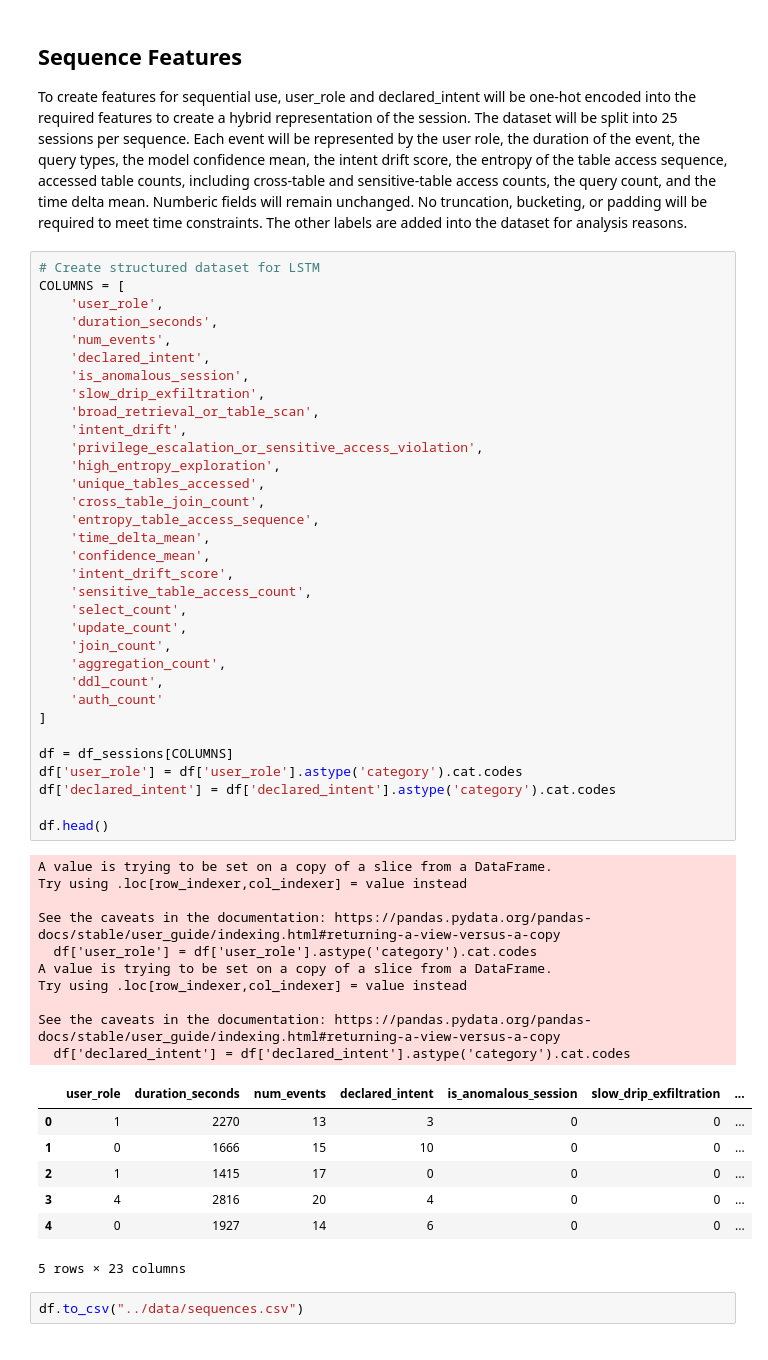
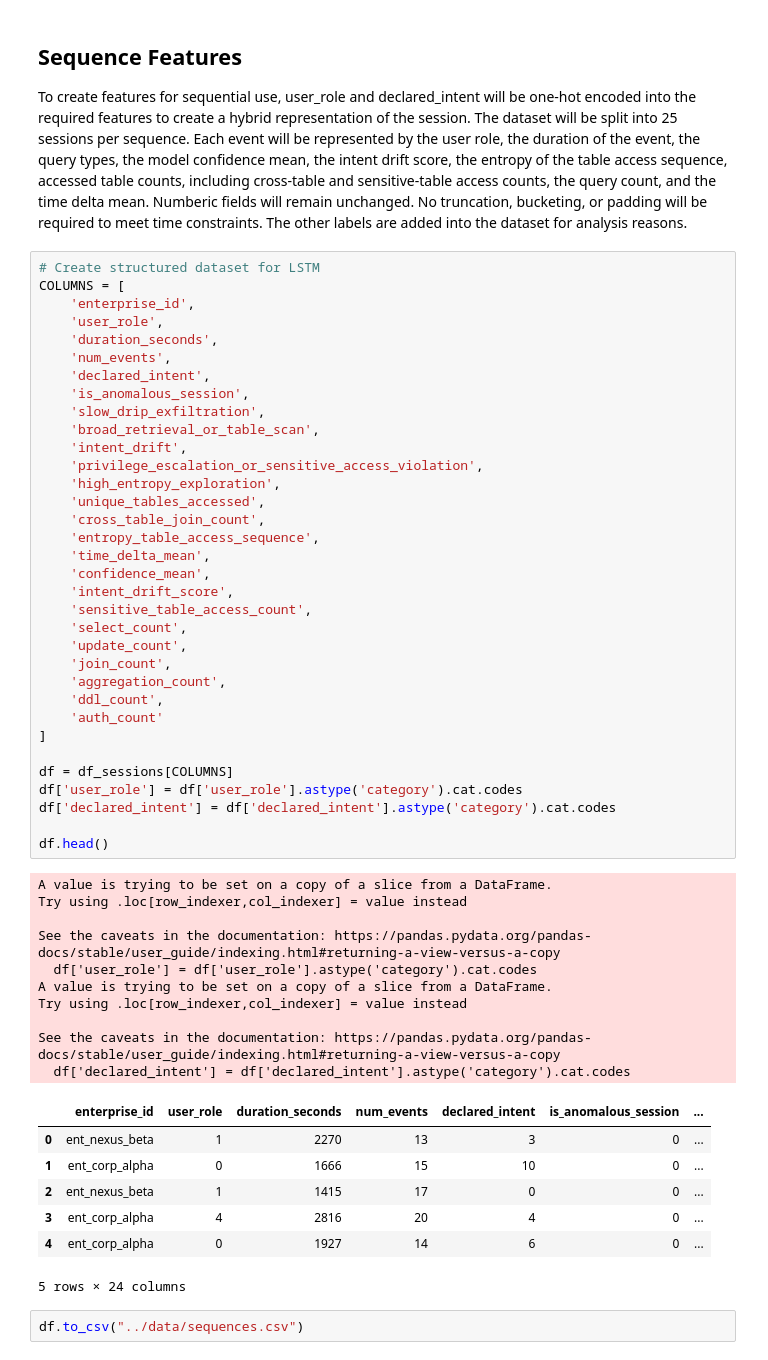
Before and after one commit to RealGoldenGeneral/SmartVerify-Take-Home-Assignment, a Jupyter notebook: notebooks/EDA.ipynb, the cells around one changed output. Saved outputs shown, nothing was run; the diff lists cells and outputs as text.

Commit message:
Added enterprise_id into sequences

```diff
--- a/notebooks/EDA.ipynb
+++ b/notebooks/EDA.ipynb
@@ -521,6 +521,7 @@ To create features for sequential use, user_role and declared_intent will be one
 # %%
 # Create structured dataset for LSTM
 COLUMNS = [
+    'enterprise_id',
     'user_role',
     'duration_seconds',
     'num_events',
@@ -535,39 +536,39 @@ COLUMNS = [
     'cross_table_join_count',
     'entropy_table_access_sequence',
     'time_delta_mean',
     'confidence_mean',
     'intent_drift_score',
     'sensitive_table_access_count',
     'select_count',
     'update_count',
     'join_count',
     'aggregation_count',
     'ddl_count',
     'auth_count'
 ]
 
 df = df_sessions[COLUMNS]
 df['user_role'] = df['user_role'].astype('category').cat.codes
 df['declared_intent'] = df['declared_intent'].astype('category').cat.codes
 
 df.head()
 # %% [output]
 A value is trying to be set on a copy of a slice from a DataFrame.
 Try using .loc[row_indexer,col_indexer] = value instead
 
 See the caveats in the documentation: https://pandas.pydata.org/pandas-docs/stable/user_guide/indexing.html#returning-a-view-versus-a-copy
   df['user_role'] = df['user_role'].astype('category').cat.codes
 A value is trying to be set on a copy of a slice from a DataFrame.
 Try using .loc[row_indexer,col_indexer] = value instead
 
 See the caveats in the documentation: https://pandas.pydata.org/pandas-docs/stable/user_guide/indexing.html#returning-a-view-versus-a-copy
   df['declared_intent'] = df['declared_intent'].astype('category').cat.codes
-|  | user_role | duration_seconds | num_events | declared_intent | is_anomalous_session | slow_drip_exfiltration | ... |
-| 0 | 1 | 2270 | 13 | 3 | 0 | 0 | ... |
-| 1 | 0 | 1666 | 15 | 10 | 0 | 0 | ... |
-| 2 | 1 | 1415 | 17 | 0 | 0 | 0 | ... |
-| 3 | 4 | 2816 | 20 | 4 | 0 | 0 | ... |
-| 4 | 0 | 1927 | 14 | 6 | 0 | 0 | ... |
+|  | enterprise_id | user_role | duration_seconds | num_events | declared_intent | is_anomalous_session | ... |
+| 0 | ent_nexus_beta | 1 | 2270 | 13 | 3 | 0 | ... |
+| 1 | ent_corp_alpha | 0 | 1666 | 15 | 10 | 0 | ... |
+| 2 | ent_nexus_beta | 1 | 1415 | 17 | 0 | 0 | ... |
+| 3 | ent_corp_alpha | 4 | 2816 | 20 | 4 | 0 | ... |
+| 4 | ent_corp_alpha | 0 | 1927 | 14 | 6 | 0 | ... |
-5 rows × 23 columns
+5 rows × 24 columns
 # %%
 df.to_csv("../data/sequences.csv")
```
